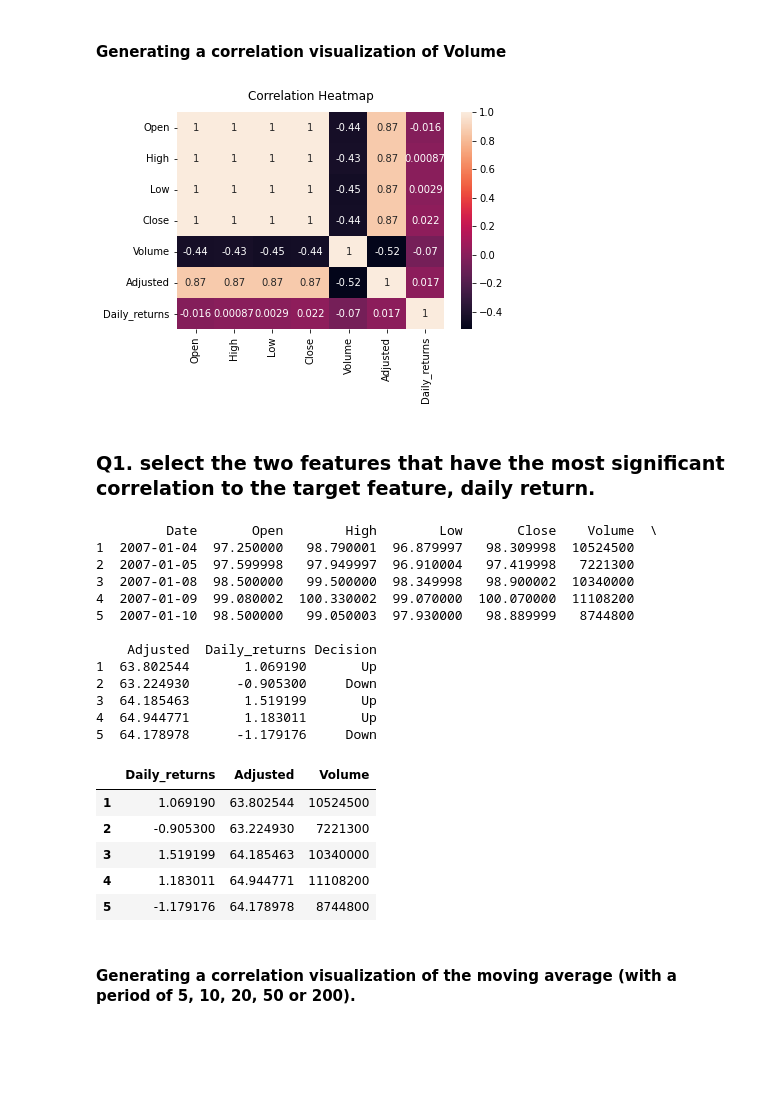
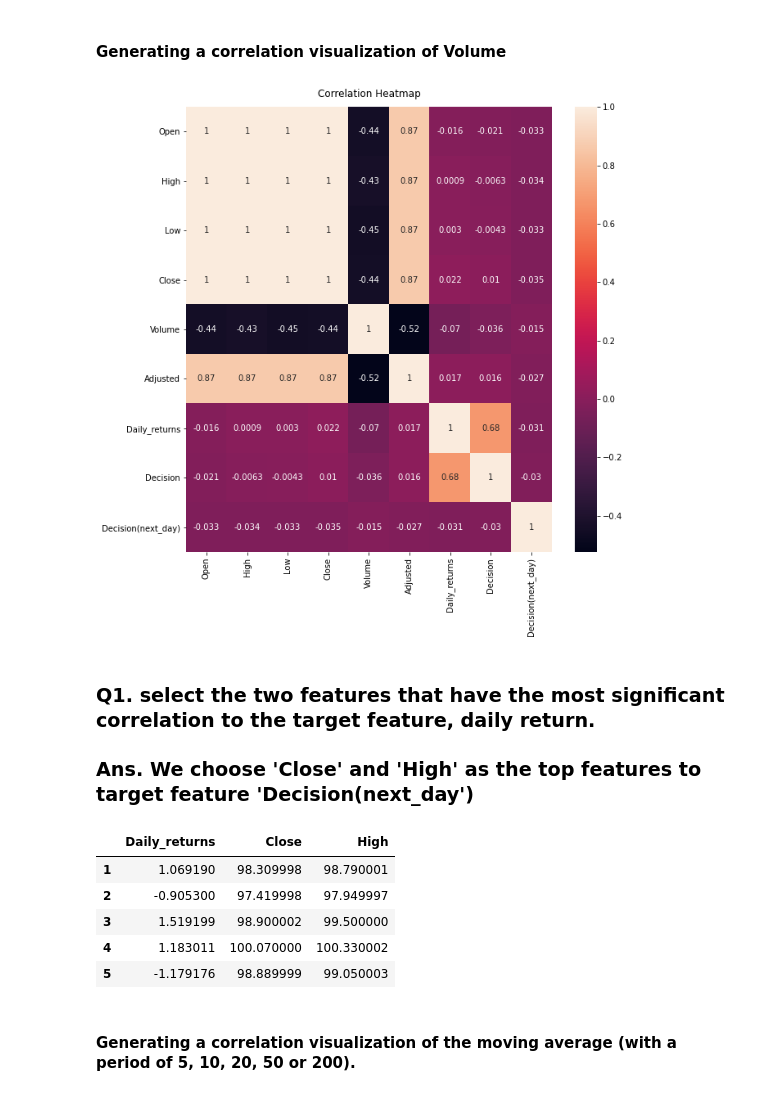
Before and after one commit to VedasriNakka/ML-DM, a Jupyter notebook: week4-ml/W4_ML&DM_vedasri.ipynb, the cells around one changed output. Saved outputs shown, nothing was run; the diff lists cells and outputs as text; code cells hidden in the pictures; blank space fills up the shorter version.

```diff
--- a/week4-ml/W4_ML&DM_vedasri.ipynb
+++ b/week4-ml/W4_ML&DM_vedasri.ipynb
@@ -148,13 +146,19 @@ Features:  Index(['Date', 'Open', 'High', 'Low', 'Close', 'Volume', 'Adjusted'],
 # %%
-# Calculate daily returns using previous day's close price
-
 df['Daily_returns'] = 100*((df['Close'] - df['Close'].shift())/ df['Close'].shift())
 conditions = [(df['Daily_returns'] >= 0.0),(df['Daily_returns'] < 0.0)]
-values = ['Up', 'Down']
+
+# 1 for UP. -1 for Down
+values = [1, -1]
 df['Decision'] = np.select(conditions, values)
 
-# remove the first row, since it is not possible to calculate daily return
-df_new = df[1:]
-print("Number of rows in processed data: {}".format(len(df_new.index)))
+df['Decision(next_day)'] =  df['Decision'].shift(-1)
+print("Number of rows in processed data: {}".format(len(df.index)))
+
+# remove the first row and last row, since it is not possible to
+# calculate first daily return and last day ground truth
+df_new = df[1:-2]
+df_new['Decision(next_day)'] = df_new['Decision(next_day)'].astype('int32')
+
+
 df_new.head(8)
 # %% [output]
@@ -171,37 +179,25 @@ Number of rows in processed data: 3691
 # %% [markdown]
 #### Generating a correlation visualization of Volume
 # %%
+fig, ax = plt.subplots(figsize=(10,10))
 heat_map_IBM = sns.heatmap(df_new.corr(), annot=True);
 heat_map_IBM.set_title('Correlation Heatmap', fontdict={'fontsize':12}, pad=12);
 # %% [output]
-[figure, old version]
+[figure, new version]
 # %% [markdown]
 ### Q1. select the two features that have the most significant correlation to the target feature, daily return.
+
+### Ans. We choose 'Close' and 'High' as the top features to target feature 'Decision(next_day')
 # %%
-
-Selecting_features_IBM = df_new[['Daily_returns', 'Adjusted', 'Volume']]
-print(df_new.head(5))
+Selecting_features_IBM = df_new[['Daily_returns', 'Close', 'High']]
 Selecting_features_IBM.head(5)
 # %% [output]
-         Date       Open        High        Low       Close    Volume  \
-1  2007-01-04  97.250000   98.790001  96.879997   98.309998  10524500
-2  2007-01-05  97.599998   97.949997  96.910004   97.419998   7221300
-3  2007-01-08  98.500000   99.500000  98.349998   98.900002  10340000
-4  2007-01-09  99.080002  100.330002  99.070000  100.070000  11108200
-5  2007-01-10  98.500000   99.050003  97.930000   98.889999   8744800
-
-    Adjusted  Daily_returns Decision
-1  63.802544       1.069190       Up
-2  63.224930      -0.905300     Down
-3  64.185463       1.519199       Up
-4  64.944771       1.183011       Up
-5  64.178978      -1.179176     Down
-|  | Daily_returns | Adjusted | Volume |
-| 1 | 1.069190 | 63.802544 | 10524500 |
-| 2 | -0.905300 | 63.224930 | 7221300 |
-| 3 | 1.519199 | 64.185463 | 10340000 |
-| 4 | 1.183011 | 64.944771 | 11108200 |
-| 5 | -1.179176 | 64.178978 | 8744800 |
+|  | Daily_returns | Close | High |
+| 1 | 1.069190 | 98.309998 | 98.790001 |
+| 2 | -0.905300 | 97.419998 | 97.949997 |
+| 3 | 1.519199 | 98.900002 | 99.500000 |
+| 4 | 1.183011 | 100.070000 | 100.330002 |
+| 5 | -1.179176 | 98.889999 | 99.050003 |
 # %% [markdown]
 #### Generating a correlation visualization of the moving average (with a period of 5, 10, 20, 50 or 200).
 # %%
```
Also changed, not shown: parts of 20 cells of this notebook, 1 other file.
